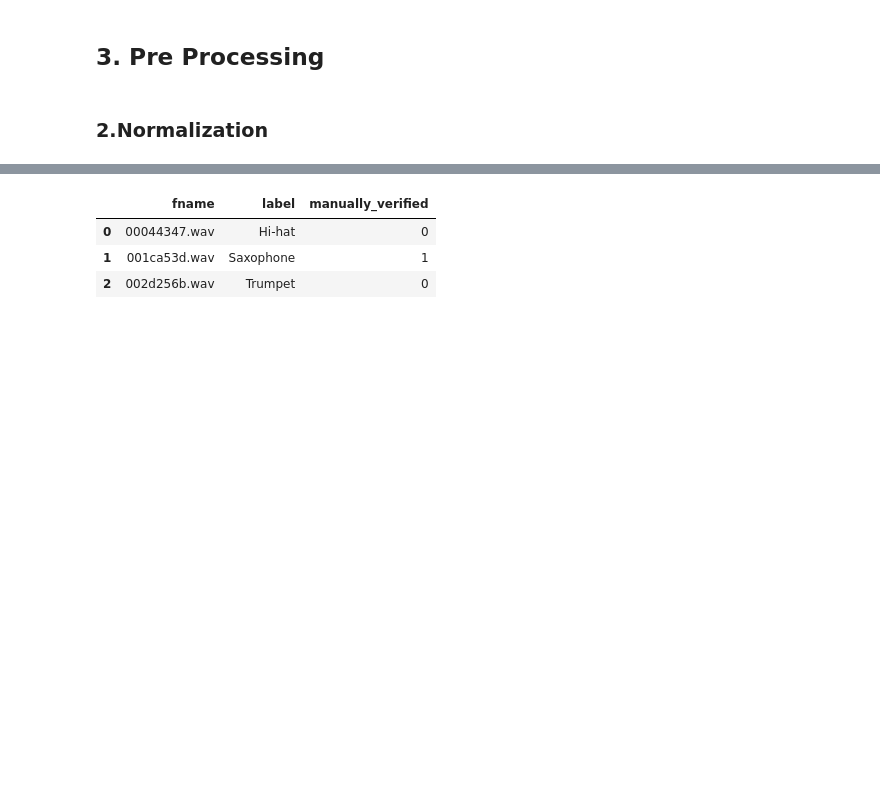
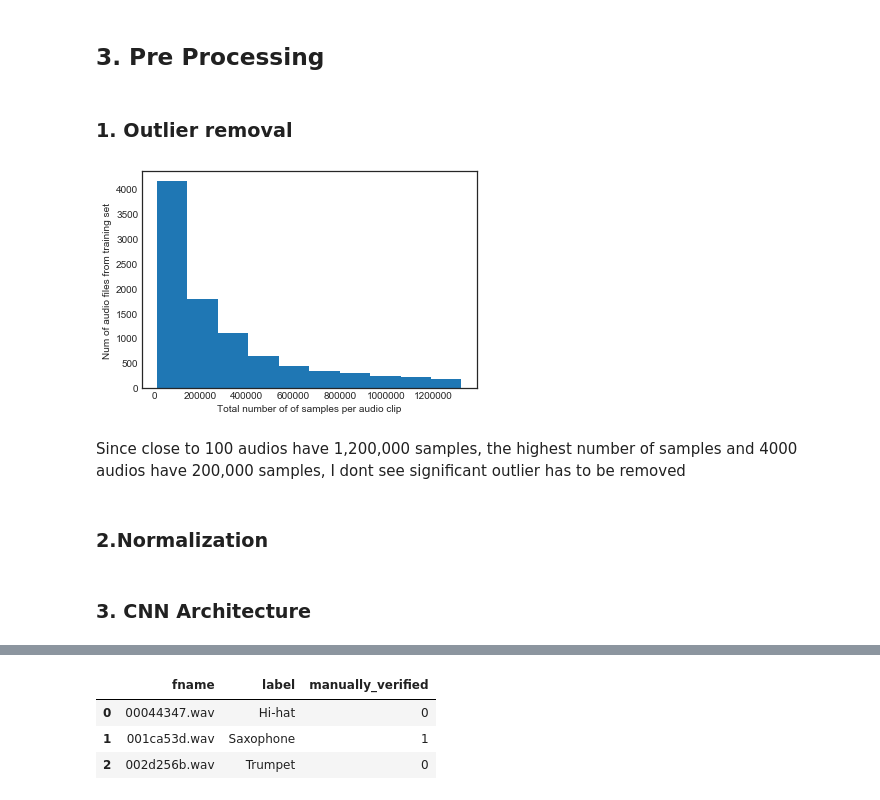
Before and after one commit to knatarasan/freesound, a Jupyter notebook: LearnSound.ipynb, the cells around one changed output, grey strips where cells are left out. Drawn from its saved outputs; the diff is of its cells as text; code cells hidden in the pictures; blank space fills up the shorter version.

```diff
--- a/LearnSound.ipynb
+++ b/LearnSound.ipynb
@@ -327,6 +326,18 @@ ax2.legend()
 [figure]
 # %% [markdown]
 ## 3. Pre Processing
+# %% [markdown]
+### 1. Outlier removal
+# %%
+plt.style.use('seaborn-white')
+plt.hist(np.array(sample_len))
+plt.ylabel('Num of audio files from training set ')
+plt.xlabel('Total number of of samples per audio clip')
+plt.show()
+# %% [output]
+[figure, added]
+# %% [markdown]
+Since close to  100 audios have 1,200,000 samples, the highest number of samples and  4000 audios have 200,000 samples, I dont see significant outlier has to be removed
 # %% [markdown]
 ### 2.Normalization
 # %%
@@ -340 +349,3 @@ COMPLETE_RUN=False
+# %% [markdown]
+### 3. CNN Architecture
 # %%
```
Also changed, not shown: parts of 79 cells of this notebook, 3 other files.
